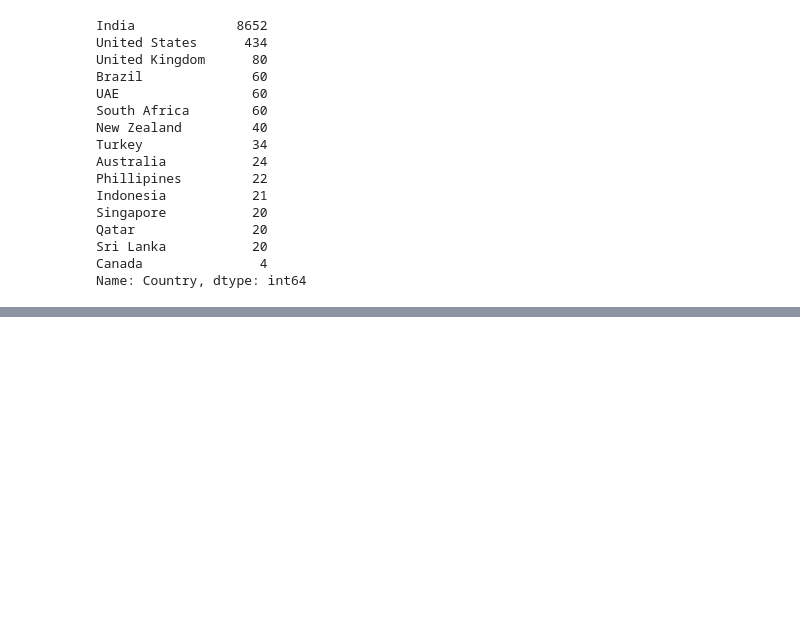
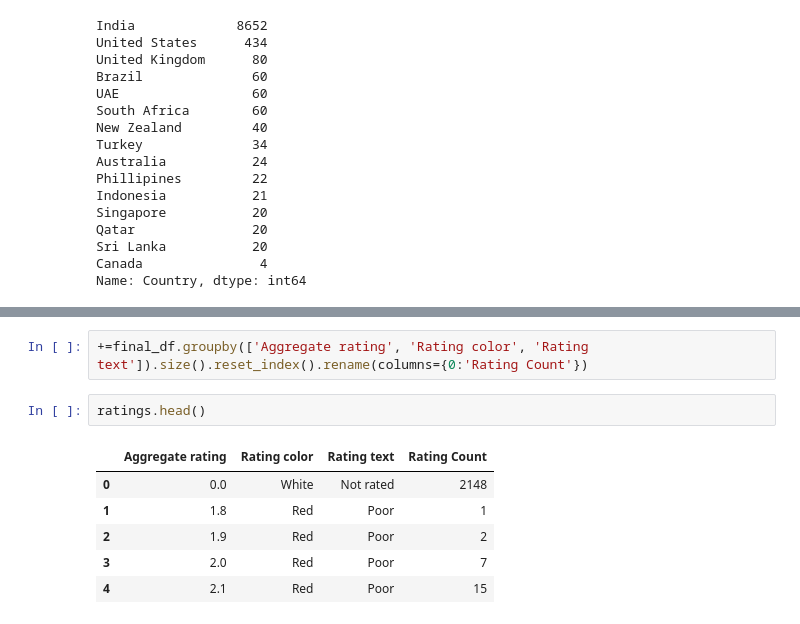
Before and after one commit to pranshuchaurasia/EDA, a Jupyter notebook: Zomato/zomato_eda.ipynb, the cells around one changed output, grey strips where cells are left out. Drawn from its saved outputs; the diff is of its cells as text; blank space fills up the shorter version.

```diff
--- a/Zomato/zomato_eda.ipynb
+++ b/Zomato/zomato_eda.ipynb
@@ -290,0 +289,11 @@ ratings=final_df.groupby(['Aggregate rating', 'Rating color', 'Rating text']).si
+# %%
++=final_df.groupby(['Aggregate rating', 'Rating color', 'Rating text']).size().reset_index().rename(columns={0:'Rating Count'})
+# %%
+ratings.head()
+# %% [output]
+|  | Aggregate rating | Rating color | Rating text | Rating Count |
+| 0 | 0.0 | White | Not rated | 2148 |
+| 1 | 1.8 | Red | Poor | 1 |
+| 2 | 1.9 | Red | Poor | 2 |
+| 3 | 2.0 | Red | Poor | 7 |
+| 4 | 2.1 | Red | Poor | 15 |
```
Also changed, not shown: parts of 26 cells of this notebook.
